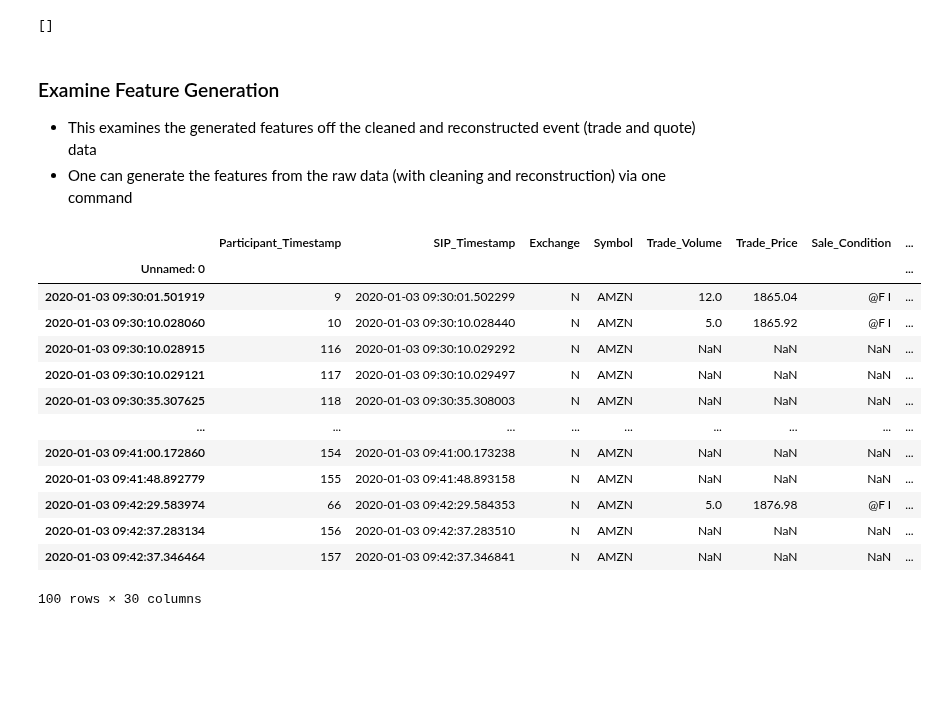
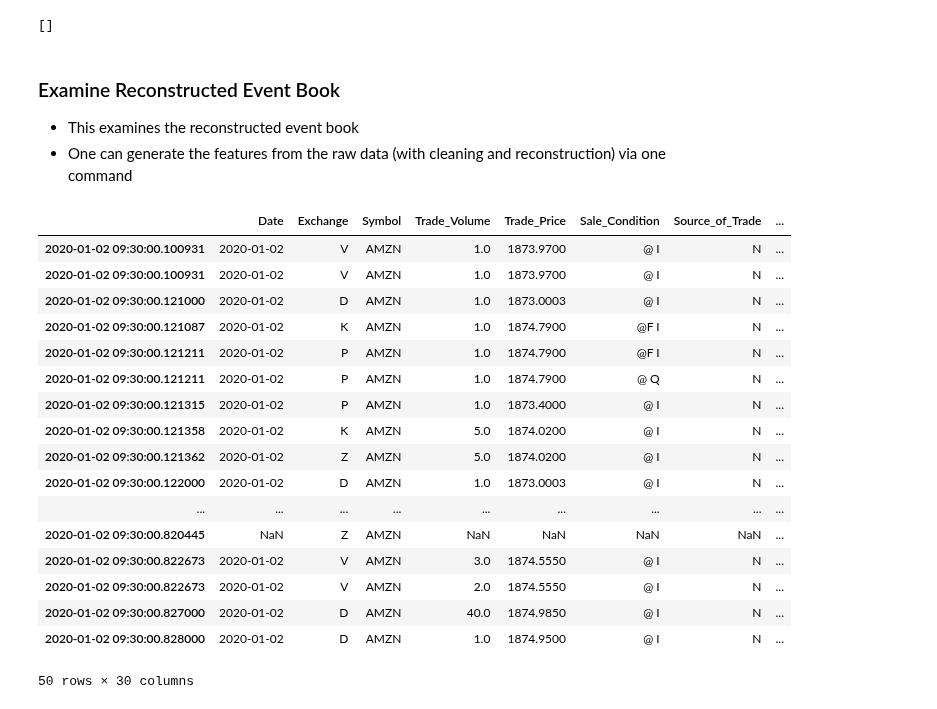
Before and after one commit to AMS-QF/TAQ-Data, a Jupyter notebook: Example_Data_NB.ipynb, the cells around one changed output. Drawn from its saved outputs; the diff is of its cells as text; code cells hidden in the pictures; blank space fills up the shorter version.

```diff
--- a/Example_Data_NB.ipynb
+++ b/Example_Data_NB.ipynb
@@ -95,24 +95,28 @@ conn.get_quotes_range(exchange,symbol,start,end)
 # %% [output]
 []
 # %% [markdown]
-### Examine Feature Generation
+### Examine Reconstructed Event Book
 
-- This examines the generated features off the cleaned and reconstructed event (trade and quote) data
+- This examines the reconstructed event book
 - One can generate the features from the raw data (with cleaning and reconstruction) via one command
 # %%
-pd.read_csv('data/features/2020-01-03/AMZN_reconstructed_features.csv', index_col=0,nrows=100)
+pd.read_csv('data/raw_data/2020-01-02/AMZN_reconstructed.csv', index_col=0,nrows=100).head(50)
 # %% [output]
-|  | Participant_Timestamp | SIP_Timestamp | Exchange | Symbol | Trade_Volume | Trade_Price | Sale_Condition | ... |
-| Unnamed: 0 |  |  |  |  |  |  |  | ... |
-| 2020-01-03 09:30:01.501919 | 9 | 2020-01-03 09:30:01.502299 | N | AMZN | 12.0 | 1865.04 | @F I | ... |
-| 2020-01-03 09:30:10.028060 | 10 | 2020-01-03 09:30:10.028440 | N | AMZN | 5.0 | 1865.92 | @F I | ... |
-| 2020-01-03 09:30:10.028915 | 116 | 2020-01-03 09:30:10.029292 | N | AMZN | NaN | NaN | NaN | ... |
-| 2020-01-03 09:30:10.029121 | 117 | 2020-01-03 09:30:10.029497 | N | AMZN | NaN | NaN | NaN | ... |
-| 2020-01-03 09:30:35.307625 | 118 | 2020-01-03 09:30:35.308003 | N | AMZN | NaN | NaN | NaN | ... |
+|  | Date | Exchange | Symbol | Trade_Volume | Trade_Price | Sale_Condition | Source_of_Trade | ... |
+| 2020-01-02 09:30:00.100931 | 2020-01-02 | V | AMZN | 1.0 | 1873.9700 | @ I | N | ... |
+| 2020-01-02 09:30:00.100931 | 2020-01-02 | V | AMZN | 1.0 | 1873.9700 | @ I | N | ... |
+| 2020-01-02 09:30:00.121000 | 2020-01-02 | D | AMZN | 1.0 | 1873.0003 | @ I | N | ... |
+| 2020-01-02 09:30:00.121087 | 2020-01-02 | K | AMZN | 1.0 | 1874.7900 | @F I | N | ... |
+| 2020-01-02 09:30:00.121211 | 2020-01-02 | P | AMZN | 1.0 | 1874.7900 | @F I | N | ... |
+| 2020-01-02 09:30:00.121211 | 2020-01-02 | P | AMZN | 1.0 | 1874.7900 | @ Q | N | ... |
+| 2020-01-02 09:30:00.121315 | 2020-01-02 | P | AMZN | 1.0 | 1873.4000 | @ I | N | ... |
+| 2020-01-02 09:30:00.121358 | 2020-01-02 | K | AMZN | 5.0 | 1874.0200 | @ I | N | ... |
+| 2020-01-02 09:30:00.121362 | 2020-01-02 | Z | AMZN | 5.0 | 1874.0200 | @ I | N | ... |
+| 2020-01-02 09:30:00.122000 | 2020-01-02 | D | AMZN | 1.0 | 1873.0003 | @ I | N | ... |
 | ... | ... | ... | ... | ... | ... | ... | ... | ... |
-| 2020-01-03 09:41:00.172860 | 154 | 2020-01-03 09:41:00.173238 | N | AMZN | NaN | NaN | NaN | ... |
-| 2020-01-03 09:41:48.892779 | 155 | 2020-01-03 09:41:48.893158 | N | AMZN | NaN | NaN | NaN | ... |
-| 2020-01-03 09:42:29.583974 | 66 | 2020-01-03 09:42:29.584353 | N | AMZN | 5.0 | 1876.98 | @F I | ... |
-| 2020-01-03 09:42:37.283134 | 156 | 2020-01-03 09:42:37.283510 | N | AMZN | NaN | NaN | NaN | ... |
-| 2020-01-03 09:42:37.346464 | 157 | 2020-01-03 09:42:37.346841 | N | AMZN | NaN | NaN | NaN | ... |
+| 2020-01-02 09:30:00.820445 | NaN | Z | AMZN | NaN | NaN | NaN | NaN | ... |
+| 2020-01-02 09:30:00.822673 | 2020-01-02 | V | AMZN | 3.0 | 1874.5550 | @ I | N | ... |
+| 2020-01-02 09:30:00.822673 | 2020-01-02 | V | AMZN | 2.0 | 1874.5550 | @ I | N | ... |
+| 2020-01-02 09:30:00.827000 | 2020-01-02 | D | AMZN | 40.0 | 1874.9850 | @ I | N | ... |
+| 2020-01-02 09:30:00.828000 | 2020-01-02 | D | AMZN | 1.0 | 1874.9500 | @ I | N | ... |
-100 rows × 30 columns
+50 rows × 30 columns
```
